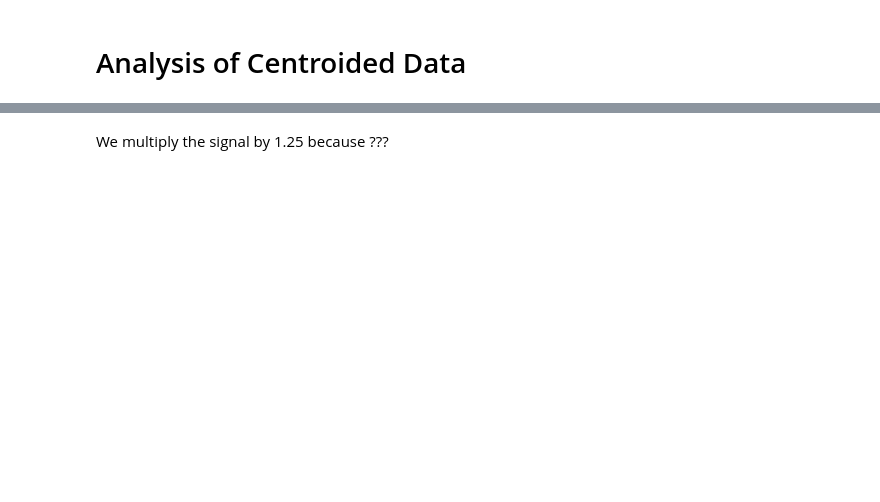
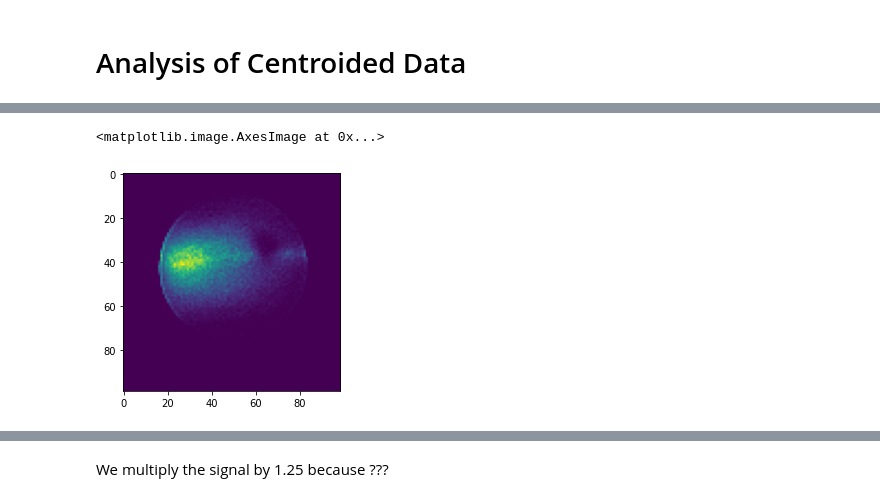
Before and after one commit to gmogol/Timepix, a Jupyter notebook: full_tpx_analysis.ipynb, the cells around one changed output, grey strips where cells are left out. Cells and saved outputs as stored; diff of their text form; code cells hidden in the pictures; blank space fills up the shorter version.

```diff
--- a/full_tpx_analysis.ipynb
+++ b/full_tpx_analysis.ipynb
@@ -14,0 +43,7 @@ signal.delta_t = signal.delta_t*1e9
+# %%
+plt.imshow(np.histogram2d(signal['x'],
+               signal['y'],
+               bins=(np.linspace(0,255,100),np.linspace(0,255,100)))[0].T)
+# %% [output]
+<matplotlib.image.AxesImage at 0x...>
+[figure, added]
```
Also changed, not shown: parts of 53 cells of this notebook, 1 other file.
